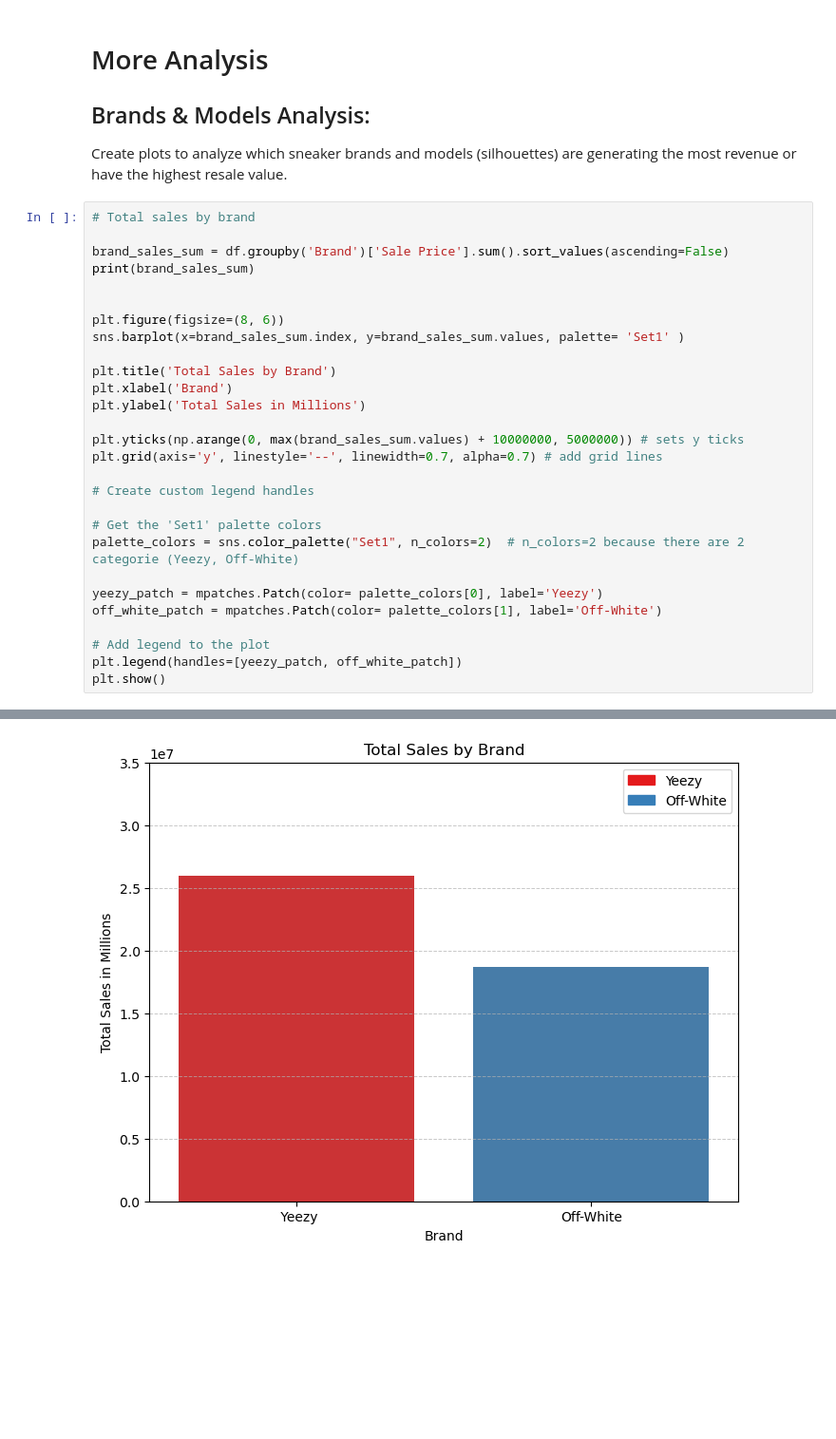
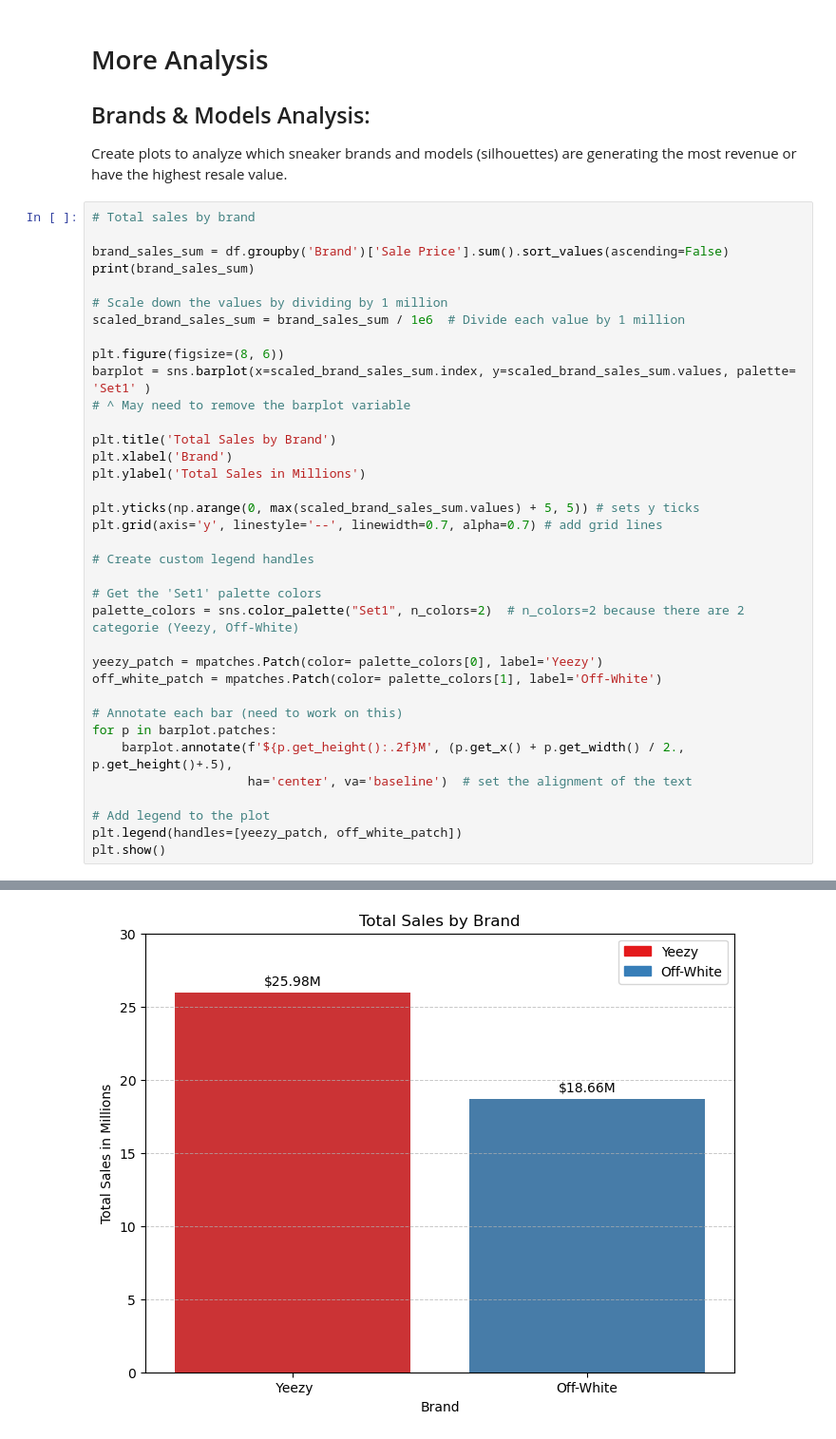
Before and after one commit to Chris-Goyette/sneaker_analysis, a Jupyter notebook: StockX_Sneaker_Analysis.ipynb, the cells around one changed output, grey strips where cells are left out. Shown: that part at 95% size. Cells and saved outputs as stored; diff of their text form; blank space fills up the shorter version.

```diff
--- a/StockX_Sneaker_Analysis.ipynb
+++ b/StockX_Sneaker_Analysis.ipynb
@@ -189,33 +189,41 @@ Create plots to analyze which sneaker brands and models (silhouettes) are genera
 # Total sales by brand
 
 brand_sales_sum = df.groupby('Brand')['Sale Price'].sum().sort_values(ascending=False)
 print(brand_sales_sum)
 
+# Scale down the values by dividing by 1 million
+scaled_brand_sales_sum = brand_sales_sum / 1e6  # Divide each value by 1 million
 
 plt.figure(figsize=(8, 6))
-sns.barplot(x=brand_sales_sum.index, y=brand_sales_sum.values, palette= 'Set1' )
+barplot = sns.barplot(x=scaled_brand_sales_sum.index, y=scaled_brand_sales_sum.values, palette= 'Set1' )
+# ^ May need to remove the barplot variable
 
 plt.title('Total Sales by Brand')
 plt.xlabel('Brand')
 plt.ylabel('Total Sales in Millions')
 
-plt.yticks(np.arange(0, max(brand_sales_sum.values) + 10000000, 5000000)) # sets y ticks
+plt.yticks(np.arange(0, max(scaled_brand_sales_sum.values) + 5, 5)) # sets y ticks
 plt.grid(axis='y', linestyle='--', linewidth=0.7, alpha=0.7) # add grid lines
 
 # Create custom legend handles
 
 # Get the 'Set1' palette colors
 palette_colors = sns.color_palette("Set1", n_colors=2)  # n_colors=2 because there are 2 categorie (Yeezy, Off-White)
 
 yeezy_patch = mpatches.Patch(color= palette_colors[0], label='Yeezy')
 off_white_patch = mpatches.Patch(color= palette_colors[1], label='Off-White')
 
+# Annotate each bar (need to work on this)
+for p in barplot.patches:
+    barplot.annotate(f'${p.get_height():.2f}M', (p.get_x() + p.get_width() / 2., p.get_height()+.5),
+                     ha='center', va='baseline')  # set the alignment of the text
+
 # Add legend to the plot
 plt.legend(handles=[yeezy_patch, off_white_patch])
 plt.show()
 # %% [output]
 Brand
  Yeezy       25980669.0
 Off-White    18663151.0
 Name: Sale Price, dtype: float64
-[figure, old version]
+[figure, new version]
```
Also changed, not shown: parts of 1 cell of this notebook.
